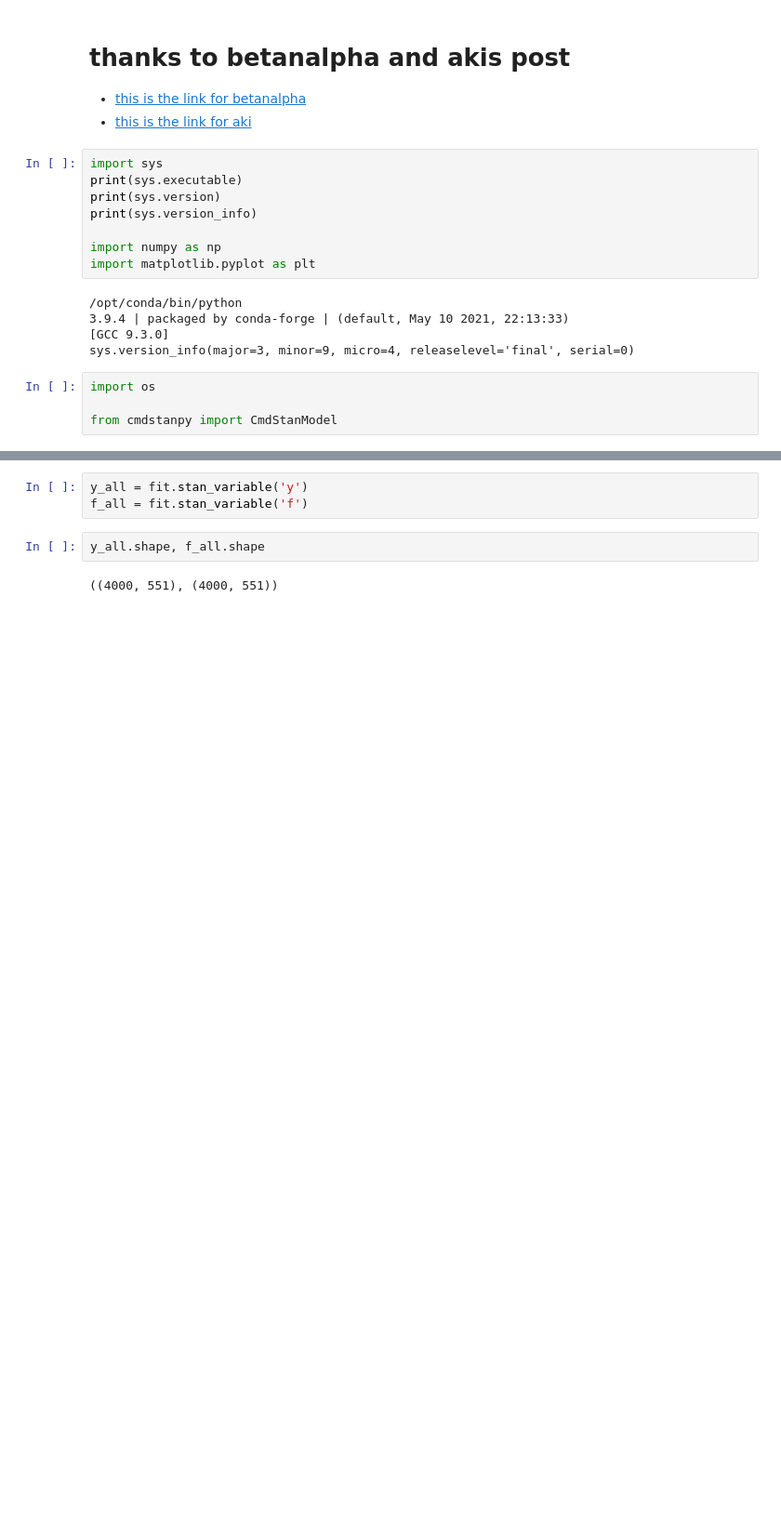
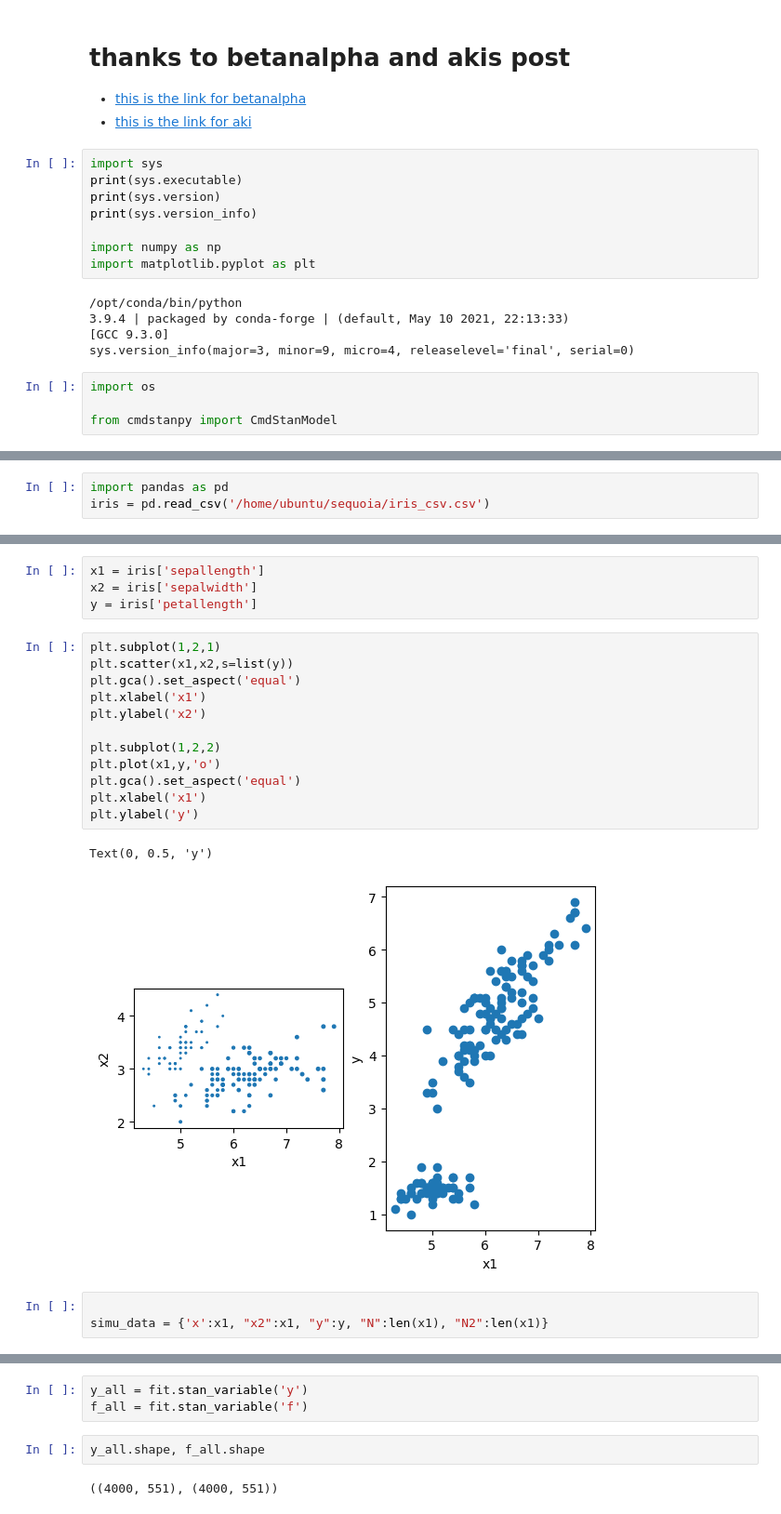
Before and after one commit to ShuonanChen/ML-Climate-Project-Template-Fall2022, a Jupyter notebook: resources/notebooks/cmdstan_test.ipynb, the cells around one changed output, grey strips where cells are left out. Shown at 93% size. Cells and saved outputs as stored; diff of their text form; blank space fills up the shorter version.

```diff
--- a/resources/notebooks/cmdstan_test.ipynb
+++ b/resources/notebooks/cmdstan_test.ipynb
@@ -26,0 +27,3 @@ from cmdstanpy import CmdStanModel
+# %%
+import pandas as pd
+iris = pd.read_csv('/home/ubuntu/sequoia/iris_csv.csv')
@@ -26,0 +39,22 @@ from cmdstanpy import CmdStanModel
+# %%
+x1 = iris['sepallength']
+x2 = iris['sepalwidth']
+y = iris['petallength']
+# %%
+plt.subplot(1,2,1)
+plt.scatter(x1,x2,s=list(y))
+plt.gca().set_aspect('equal')
+plt.xlabel('x1')
+plt.ylabel('x2')
+
+plt.subplot(1,2,2)
+plt.plot(x1,y,'o')
+plt.gca().set_aspect('equal')
+plt.xlabel('x1')
+plt.ylabel('y')
+# %% [output]
+Text(0, 0.5, 'y')
+[figure, added]
+# %%
+
+simu_data = {'x':x1, "x2":x1, "y":y, "N":len(x1), "N2":len(x1)}
```
Also changed, not shown: parts of 30 cells of this notebook.
